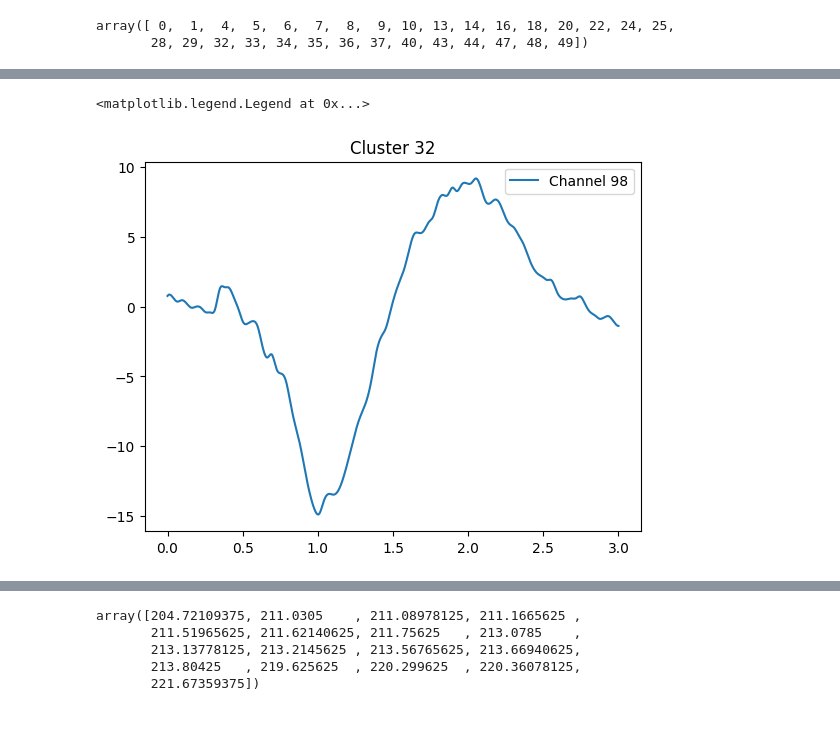
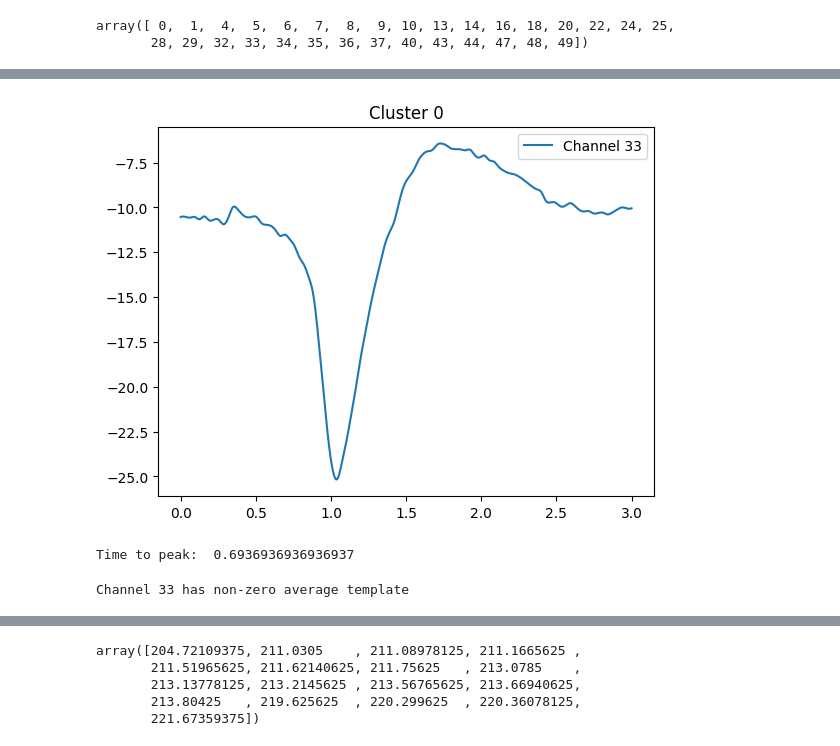
Before and after one commit to mdima98/spikesorting-boninilab, a Jupyter notebook: postprocessing/spikeinterface-postprocessing.ipynb, the cells around one changed output, grey strips where cells are left out. Saved outputs shown, nothing was run; the diff lists cells and outputs as text; code cells hidden in the pictures.

```diff
--- a/postprocessing/spikeinterface-postprocessing.ipynb
+++ b/postprocessing/spikeinterface-postprocessing.ipynb
@@ -64,6 +64,7 @@ from spikeinterface.extractors import read_phy
 
 sorting_path = Path(r"C:\Users\boninilab\Desktop\kilosort-test\sorting-test-Wifi_20240430\kilosort4_output_tests\Wifi_20240430_test4")
 sorting = read_phy(sorting_path, exclude_cluster_groups=['noise', 'mua'])
+sorting.set_property("group", sorting.get_property("channel_group"))
 sorting
 # %% [output]
 PhySortingExtractor: 31 units - 1 segments - 32.0kHz
@@ -72,8 +73,16 @@ PhySortingExtractor: 31 units - 1 segments - 32.0kHz
 analyzer = si.create_sorting_analyzer(
     sorting=sorting,
     recording=recording,
-    sparse=False, # default
+    sparse=True, # default
+    # Args for estimate_sparsity function
+    num_spikes_for_sparsity=1000,
+    ms_before=1.0,
+    ms_after=2.0,
+    method="best_channels",
+    num_channels=1,
+    amplitude_mode="peak_to_peak",
     format="memory", # default
 )
+
 print(analyzer)
 # %% [output]
@@ -97,22 +106 @@ SortingAnalyzer: 128 channels - 31 units - 1 segments - memory - has recording
 Loaded 3 extensions: random_spikes, waveforms, templates
-# %%
-# Recompute the analyzer with sparsity enabled
-sparsity = si.compute_sparsity(analyzer, method="best_channels")
-analyzer = si.create_sorting_analyzer(
-    sorting=sorting,
-    recording=recording,
-    sparsity=sparsity, # default
-    format="memory", # default
-)
-
-ms_before = 1.0
-ms_after = 2.0
-
-job_kwargs = dict(n_jobs=8, chunk_duration="1s", progress_bar=True)
-compute_dict = {
-    'random_spikes': {'method': 'uniform', 'max_spikes_per_unit': 1000},
-    'waveforms': {'ms_before': 1.0, 'ms_after': 2.0},
-    'templates': {'operators': ["average", "median", "std"]}}
-analyzer.compute(compute_dict, **job_kwargs)
-
-analyzer
@@ -142,29 +124,40 @@ array([48])
 # %%
 cluster_ids = sorting.get_unit_ids()
-unit_id = 32
-channel_id = 98
+unit_id = 0
+channel_id = analyzer.sparsity.unit_id_to_channel_ids[unit_id][0]
 
 fig, ax = plt.subplots()
 unit_index = np.where(np.array(cluster_ids) == unit_id)[0][0]
 template = av_templates[unit_index]
 
 from scipy.interpolate import interp1d
 
 # Define original and target time points
 npoints = 1000
 original_times = np.linspace(0., 3., 96)  # Original 96 points
 target_times = np.linspace(0., 3., npoints)  # Target 1000 points
 
 # Create interpolation function (cubic gives smoother results)
 f = interp1d(original_times, template[:,channel_id], kind='cubic')
-# Apply interpolation to get upsampled waveform
+# Apply interpolation to get upsampled template
 template_upsampled = f(target_times)
 
 wf_times = np.linspace(0., 3., npoints)
 
 ax.plot(wf_times, template_upsampled, label=f"Channel {channel_id}")
 ax.set_title(f"Cluster {unit_id}")
 plt.legend()
+
+plt.show()
+
+ttp = wf_times[np.argmax(template_upsampled)] - wf_times[np.argmin(template_upsampled)]
+print("Time to peak: ", ttp)
 # %% [output]
+[figure, new version]
-<matplotlib.legend.Legend at 0x...>
+Time to peak:  0.6936936936936937
-[figure, old version]
+# %%
+for i in range(template.shape[1]):
+    if np.sum(template[:,i]) != 0:
+        print(f"Channel {i} has non-zero average template")
+# %% [output]
+Channel 33 has non-zero average template
```
Also changed, not shown: parts of 6 cells of this notebook.
